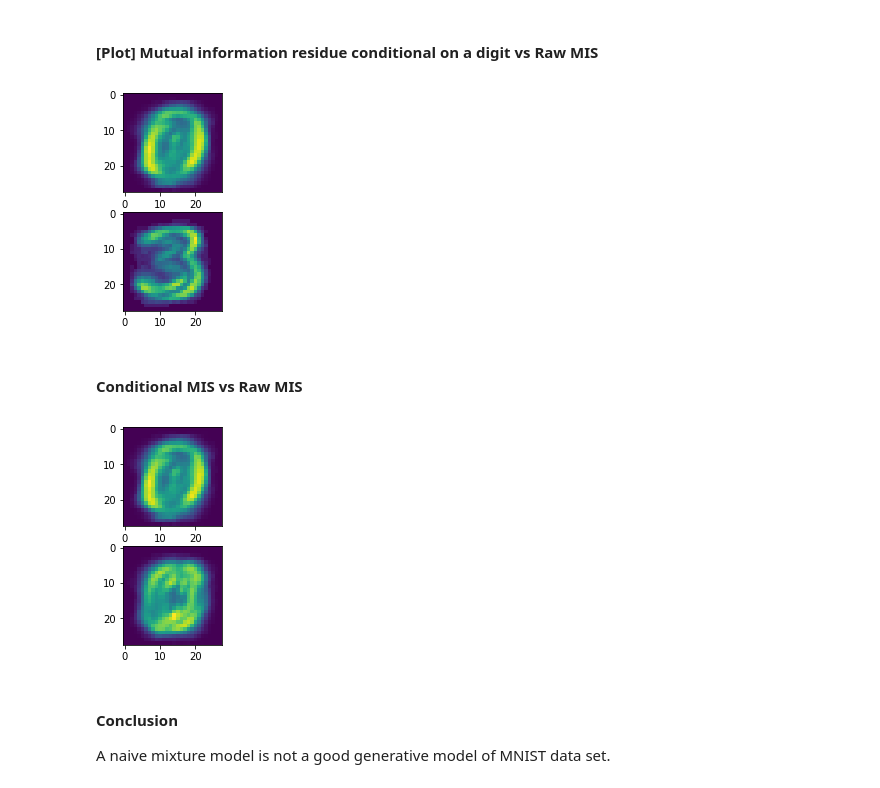
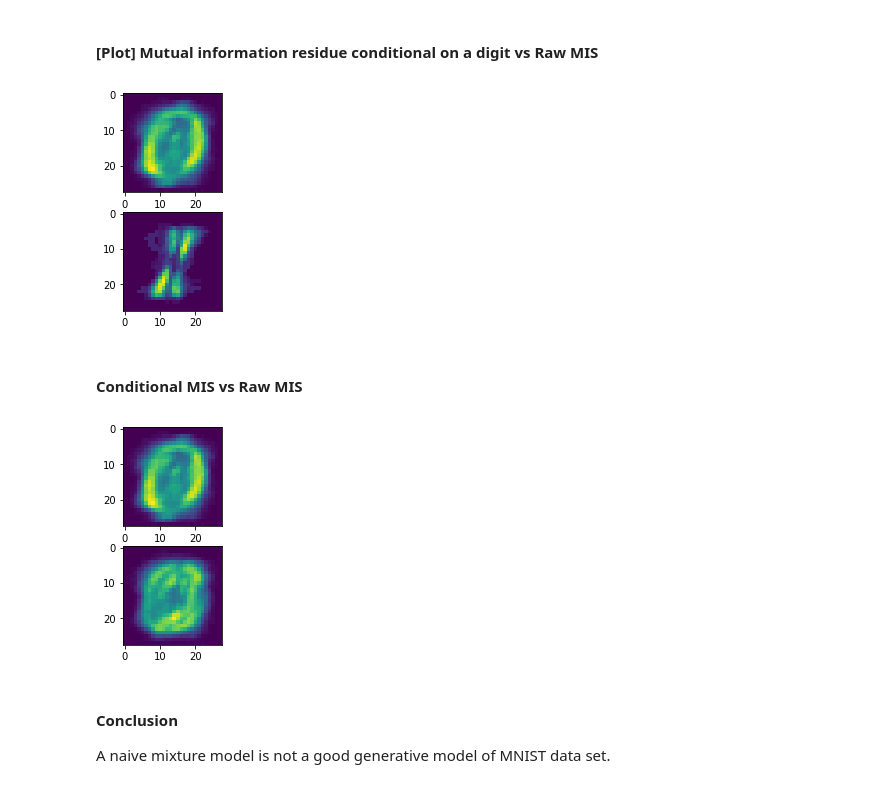
Before and after one commit to zyzzhaoyuzhe/MDPD, a Jupyter notebook: python/MNIST.ipynb, the cells around one changed output. Drawn from its saved outputs; the diff is of its cells as text; code cells hidden in the pictures.

```diff
--- a/python/MNIST.ipynb
+++ b/python/MNIST.ipynb
@@ -41,8 +41,8 @@ train_uni = [None] * 10
 for dig in xrange(10):
     train_uni[dig] = train[labels==dig,...]
 # small sample
-train_small = train[:5000,...]
-labels_small = labels[:5000]
+train_small = train[:2000,...]
+labels_small = labels[:2000]
 # %% [markdown]
 ### Pick a data source
 # %%
@@ -122,15 +122,15 @@ plt.show()
 # %% [markdown]
 #### [Plot] Mutual information residue conditional on a digit vs Raw MIS
 # %%
-show_img([sigma_origin, sigma_condition[:,3]])
+show_img([sigma_origin, sigma_condition[:,1]])
 # %% [output]
-[figure, old version]
+[figure, new version]
 # %% [markdown]
 #### Conditional MIS vs Raw MIS
 # %%
 show_img([sigma_origin, np.sum(sigma_condition * weighted[np.newaxis, :], axis=1)])
 # %% [output]
-[figure, old version]
+[figure, new version]
 # %% [markdown]
 #### Conclusion
 
```
Also changed, not shown: parts of 10 cells of this notebook, 3 other files.
